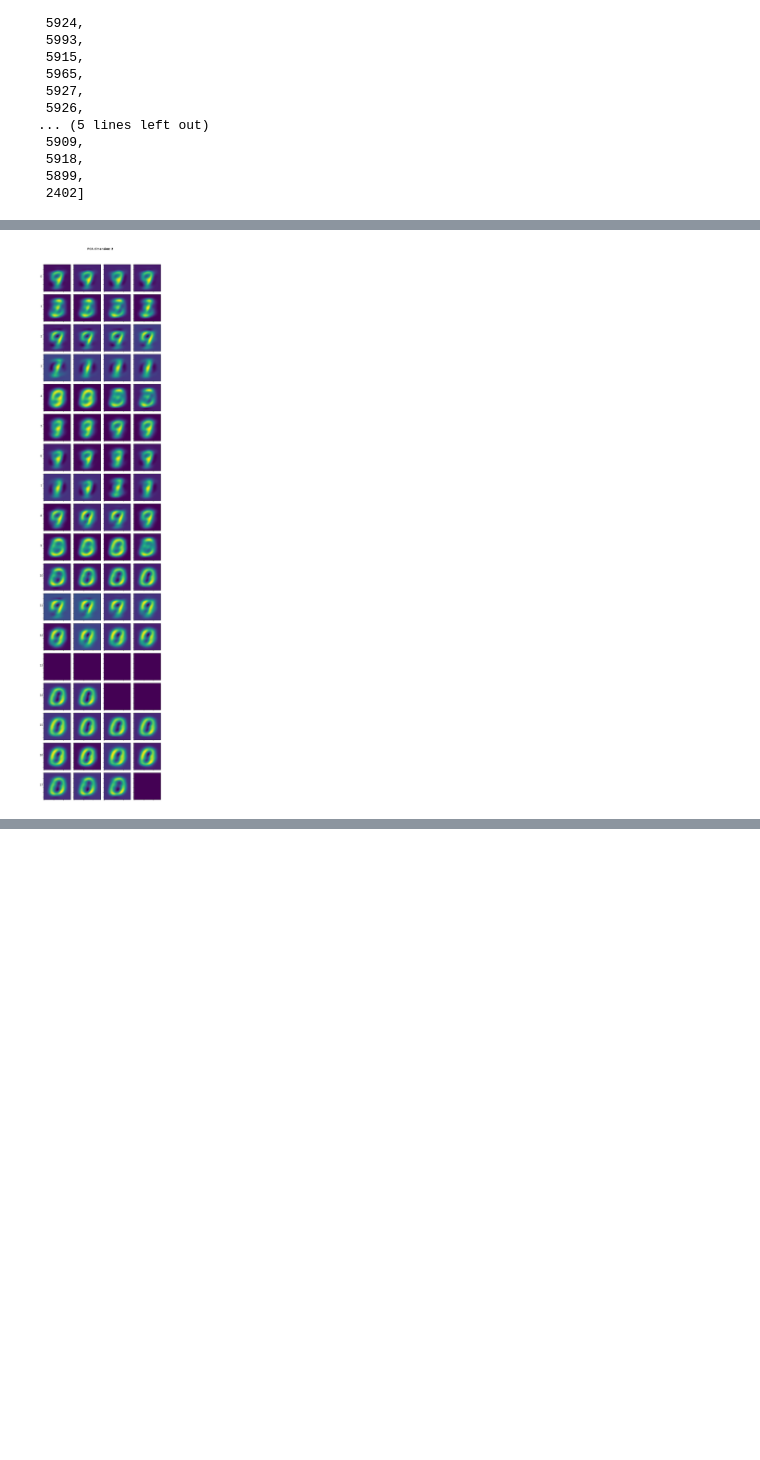
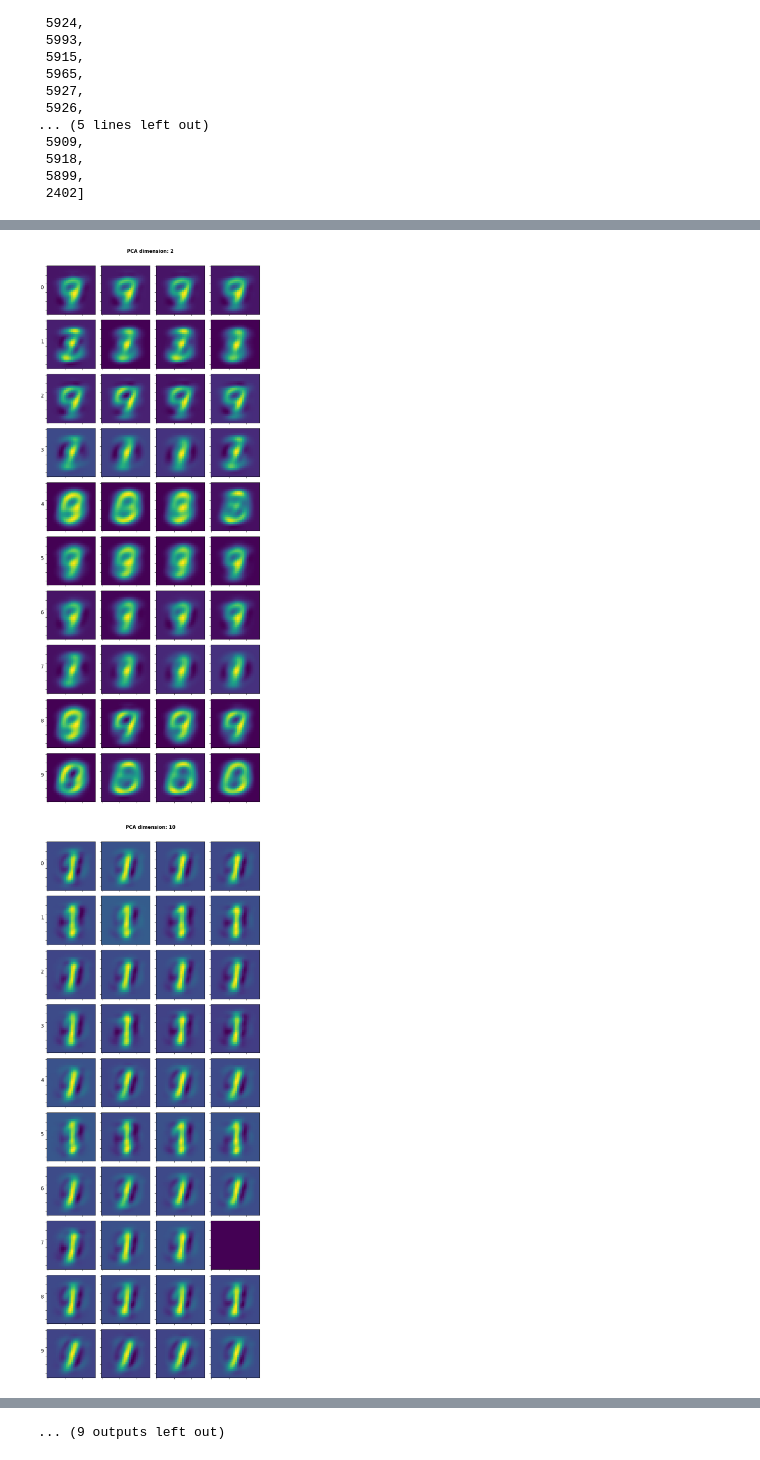
Before and after one commit to NicolaAggio/Handwritten-digit-clustering, a Jupyter notebook: MeanShift.ipynb, the cells around one changed output, grey strips where cells are left out. Cells and saved outputs as stored; diff of their text form; code cells hidden in the pictures; blank space fills up the shorter version.

```diff
--- a/MeanShift.ipynb
+++ b/MeanShift.ipynb
@@ -213,5 +213,10 @@ plot_clusters(DATASET_PERC, n_clusters[0], labels[0], "MeanShift")
 # %%
 X_test, _ = load_PCA_test_sets(PCA_DIMENSIONS, DATASET_PERC)
-plot_images_per_cluster(X_test, 2, labels[0], n_clusters[0], "MeanShift")
+i = 0
+
+for pca_dim in PCA_DIMENSIONS:
+    plot_images_per_cluster(X_test, pca_dim, labels[i], 10, "MeanShift")
+    i += 1
 # %% [output]
-[figure, old version]
+[figure, new version]
+[figure, added]
@@ -217,0 +233 @@ plot_images_per_cluster(X_test, 2, labels[0], n_clusters[0], "MeanShift")
+... (9 outputs left out)
```
Also changed, not shown: parts of 5 cells of this notebook, 6 other files.
